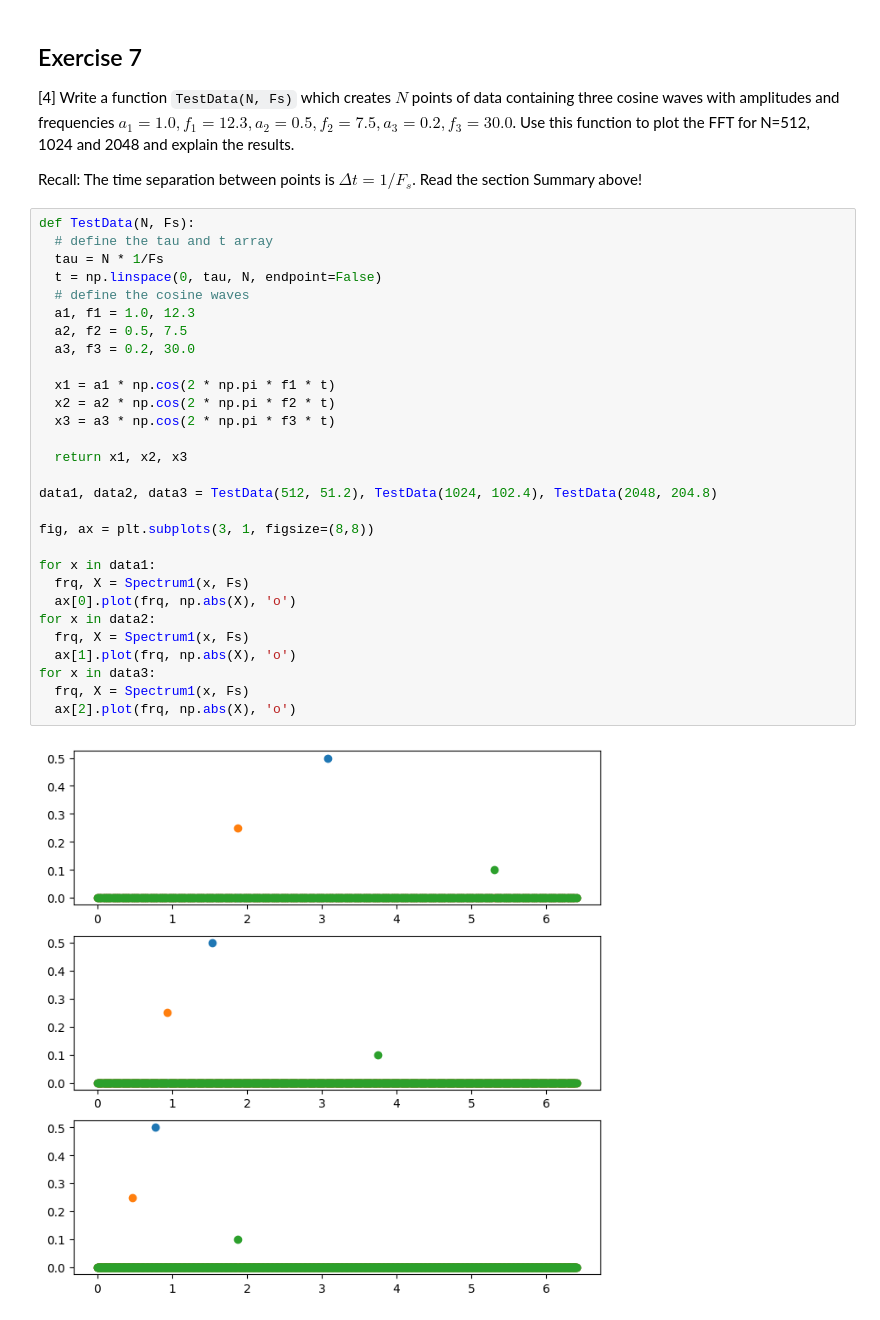
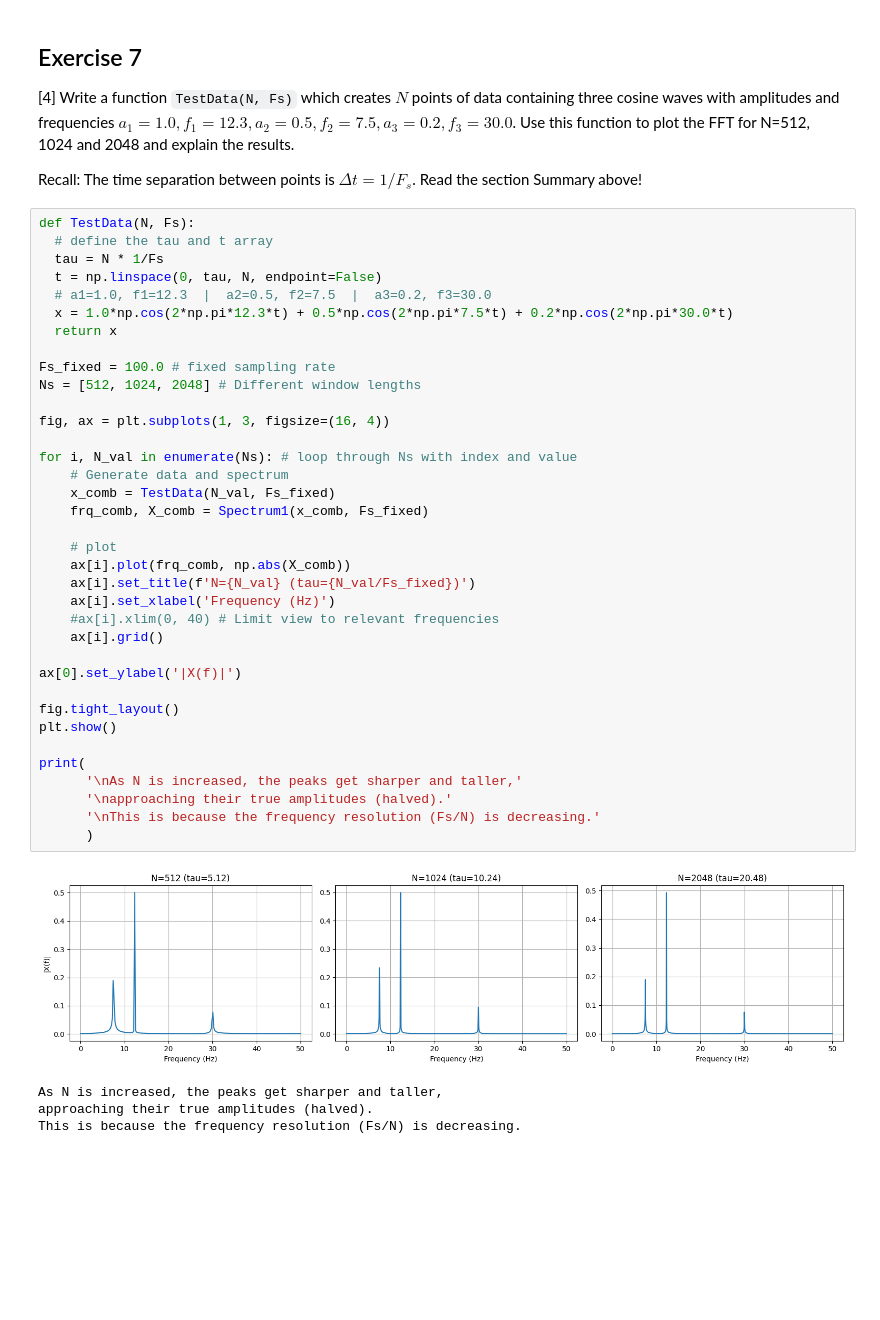
Before and after one commit to PX2145-2025/week-10-b-Ridge-Ewan-313, a Jupyter notebook: FFT.ipynb, the cells around one changed output. Drawn from its saved outputs; the diff is of its cells as text; blank space fills up the shorter version.

```diff
--- a/FFT.ipynb
+++ b/FFT.ipynb
@@ -474,34 +270,44 @@ While increasing N simply increases the range of frequencies sampled.
 [4] Write a function `TestData(N, Fs)` which creates $N$ points of data containing three cosine waves with amplitudes and frequencies $a_1 = 1.0, f_1 = 12.3, a_2 = 0.5, f_2 = 7.5, a_3 = 0.2, f_3 = 30.0$. Use this function to plot the FFT for N=512, 1024 and 2048 and explain the results.
 
  Recall: The time separation between points is $\Delta t = 1/F_s$. Read the section Summary above!
-# %%
-def TestData(N, Fs):
-  # define the tau and t array
-  tau = N * 1/Fs
-  t = np.linspace(0, tau, N, endpoint=False)
-  # define the cosine waves
-  a1, f1 = 1.0, 12.3
-  a2, f2 = 0.5, 7.5
-  a3, f3 = 0.2, 30.0
-
-  x1 = a1 * np.cos(2 * np.pi * f1 * t)
-  x2 = a2 * np.cos(2 * np.pi * f2 * t)
-  x3 = a3 * np.cos(2 * np.pi * f3 * t)
-
-  return x1, x2, x3
-
-data1, data2, data3 = TestData(512, 51.2), TestData(1024, 102.4), TestData(2048, 204.8)
-
-fig, ax = plt.subplots(3, 1, figsize=(8,8))
-
-for x in data1:
-  frq, X = Spectrum1(x, Fs)
-  ax[0].plot(frq, np.abs(X), 'o')
-for x in data2:
-  frq, X = Spectrum1(x, Fs)
-  ax[1].plot(frq, np.abs(X), 'o')
-for x in data3:
-  frq, X = Spectrum1(x, Fs)
-  ax[2].plot(frq, np.abs(X), 'o')
-# %% [output]
-[figure, removed]
+# %%
+def TestData(N, Fs):
+  # define the tau and t array
+  tau = N * 1/Fs
+  t = np.linspace(0, tau, N, endpoint=False)
+  # a1=1.0, f1=12.3  |  a2=0.5, f2=7.5  |  a3=0.2, f3=30.0
+  x = 1.0*np.cos(2*np.pi*12.3*t) + 0.5*np.cos(2*np.pi*7.5*t) + 0.2*np.cos(2*np.pi*30.0*t)
+  return x
+
+Fs_fixed = 100.0 # fixed sampling rate
+Ns = [512, 1024, 2048] # Different window lengths
+
+fig, ax = plt.subplots(1, 3, figsize=(16, 4))
+
+for i, N_val in enumerate(Ns): # loop through Ns with index and value
+    # Generate data and spectrum
+    x_comb = TestData(N_val, Fs_fixed)
+    frq_comb, X_comb = Spectrum1(x_comb, Fs_fixed)
+
+    # plot
+    ax[i].plot(frq_comb, np.abs(X_comb))
+    ax[i].set_title(f'N={N_val} (tau={N_val/Fs_fixed})')
+    ax[i].set_xlabel('Frequency (Hz)')
+    #ax[i].xlim(0, 40) # Limit view to relevant frequencies
+    ax[i].grid()
+
+ax[0].set_ylabel('|X(f)|')
+
+fig.tight_layout()
+plt.show()
+
+print(
+      '\nAs N is increased, the peaks get sharper and taller,'
+      '\napproaching their true amplitudes (halved).'
+      '\nThis is because the frequency resolution (Fs/N) is decreasing.'
+      )
+# %% [output]
+[figure, added]
+As N is increased, the peaks get sharper and taller,
+approaching their true amplitudes (halved).
+This is because the frequency resolution (Fs/N) is decreasing.
```
Also changed, not shown: parts of 16 cells of this notebook.
